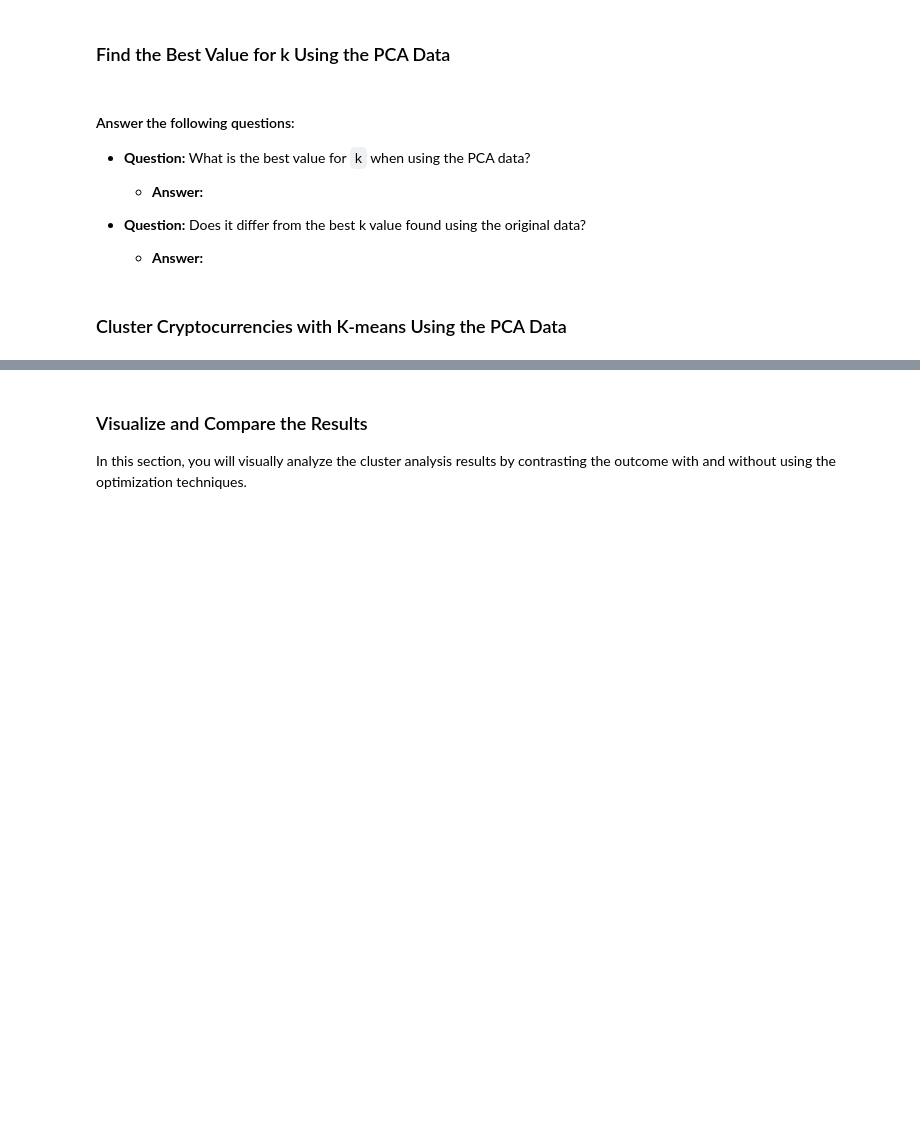
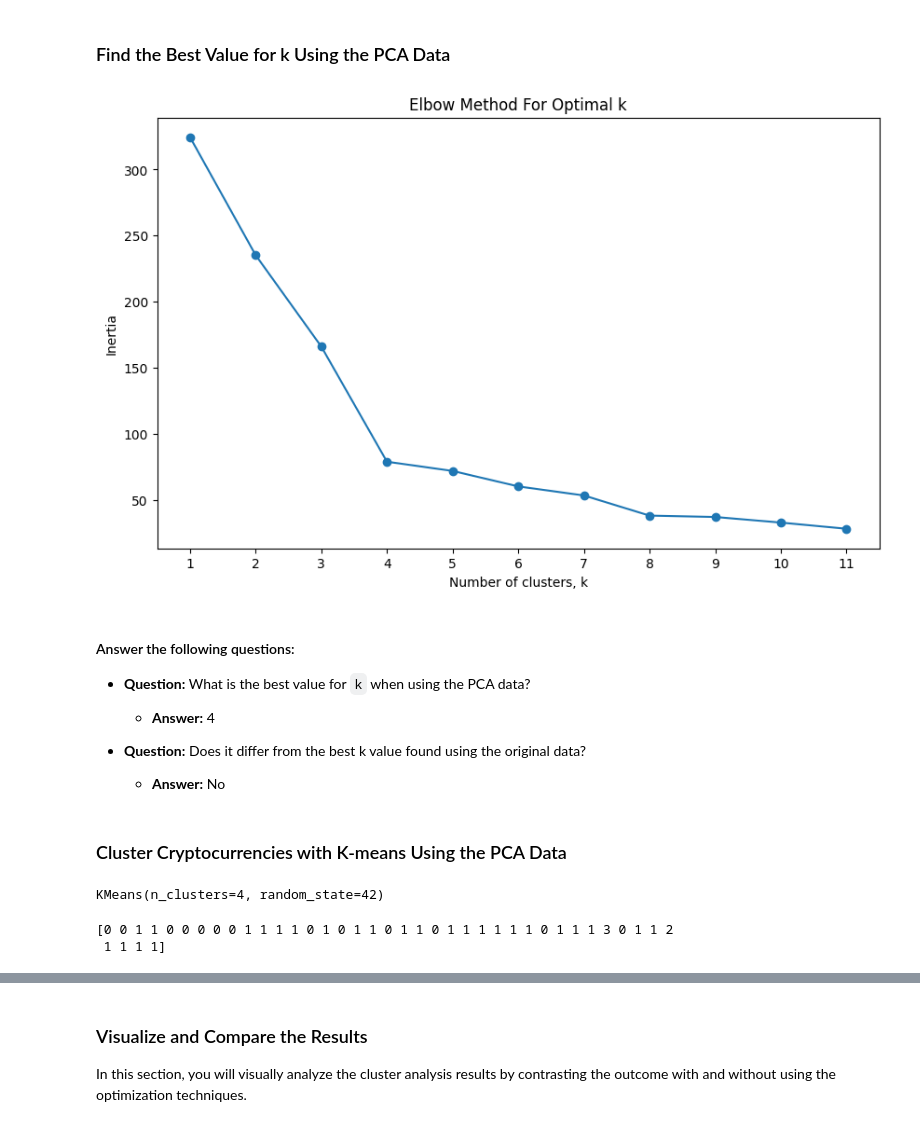
Before and after one commit to Yenorii/CryptoClustering, a Jupyter notebook: Crypto_Clustering.ipynb, the cells around one changed output, grey strips where cells are left out. Drawn from its saved outputs; the diff is of its cells as text; code cells hidden in the pictures; blank space fills up the shorter version.

```diff
--- a/Crypto_Clustering.ipynb
+++ b/Crypto_Clustering.ipynb
@@ -178,17 +286,26 @@ df_market_data_scaled = pd.DataFrame(scaled_features, columns=df_market_data.col
 # %%
 # Plot a line chart with all the inertia values computed with
 # the different values of k to visually identify the optimal value for k.
+plt.figure(figsize=(10, 6))
+plt.plot(k_values, inertia, '-o')
+plt.title('Elbow Method For Optimal k')
+plt.xlabel('Number of clusters, k')
+plt.ylabel('Inertia')
+plt.xticks(k_values)
+plt.show()
+# %% [output]
+[figure, added]
 # %% [markdown]
 #### Answer the following questions:
 
 * **Question:** What is the best value for `k` when using the PCA data?
 
-  * **Answer:**
+  * **Answer:** 4
 
 
 * **Question:** Does it differ from the best k value found using the original data?
 
-  * **Answer:**
+  * **Answer:** No
 # %% [markdown]
 ### Cluster Cryptocurrencies with K-means Using the PCA Data
 # %%
@@ -196,8 +315,16 @@ df_market_data_scaled = pd.DataFrame(scaled_features, columns=df_market_data.col
 # %%
 # Fit the K-Means model using the PCA data
+kmeans_pca.fit(df_market_data_scaled)
+# %% [output]
+KMeans(n_clusters=4, random_state=42)
 # %%
 # Predict the clusters to group the cryptocurrencies using the PCA data
+clusters_pca = kmeans_pca.predict(df_market_data_scaled)
 
 # Print the resulting array of cluster values.
+print (clusters_pca)
+# %% [output]
+[0 0 1 1 0 0 0 0 0 1 1 1 1 0 1 0 1 1 0 1 1 0 1 1 1 1 1 1 0 1 1 1 3 0 1 1 2
+ 1 1 1 1]
 # %%
 # Create a copy of the DataFrame with the PCA data
```
Also changed, not shown: parts of 28 cells of this notebook.
